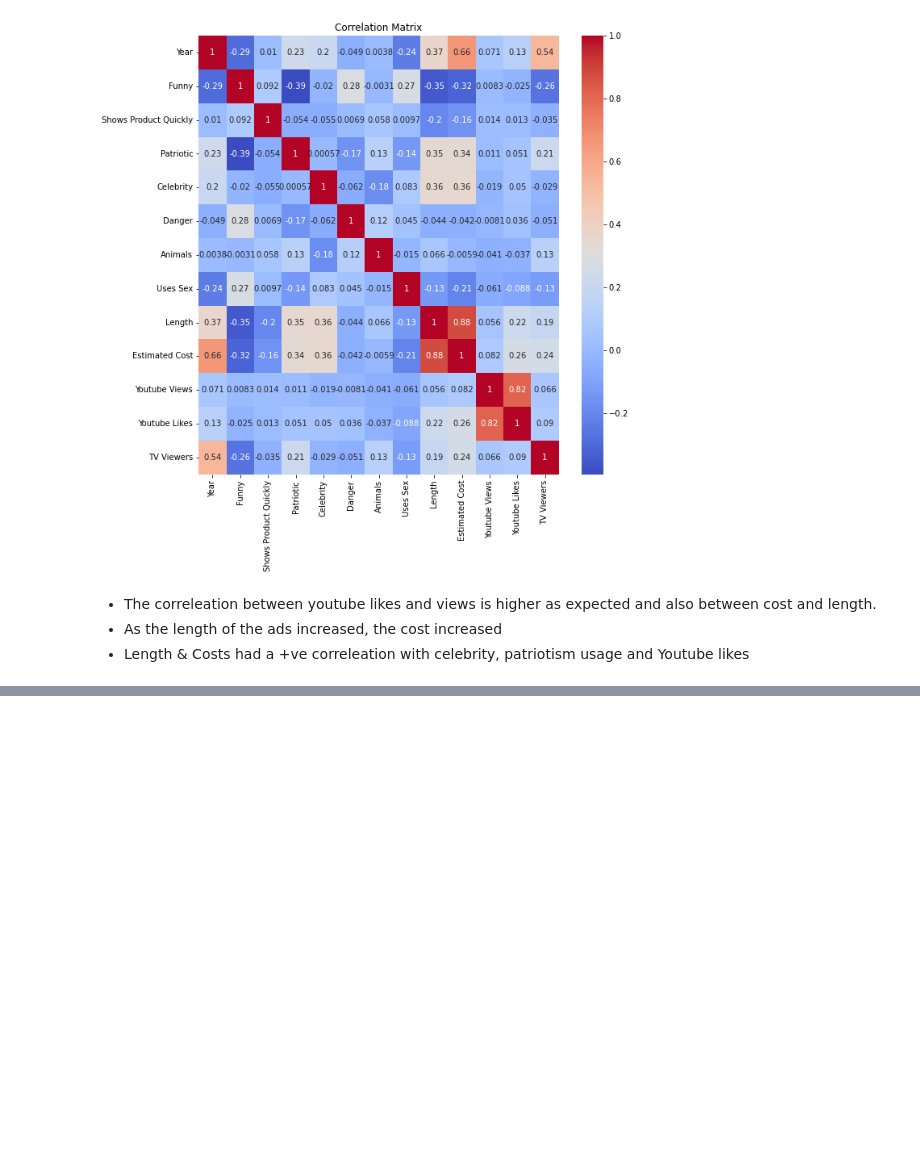
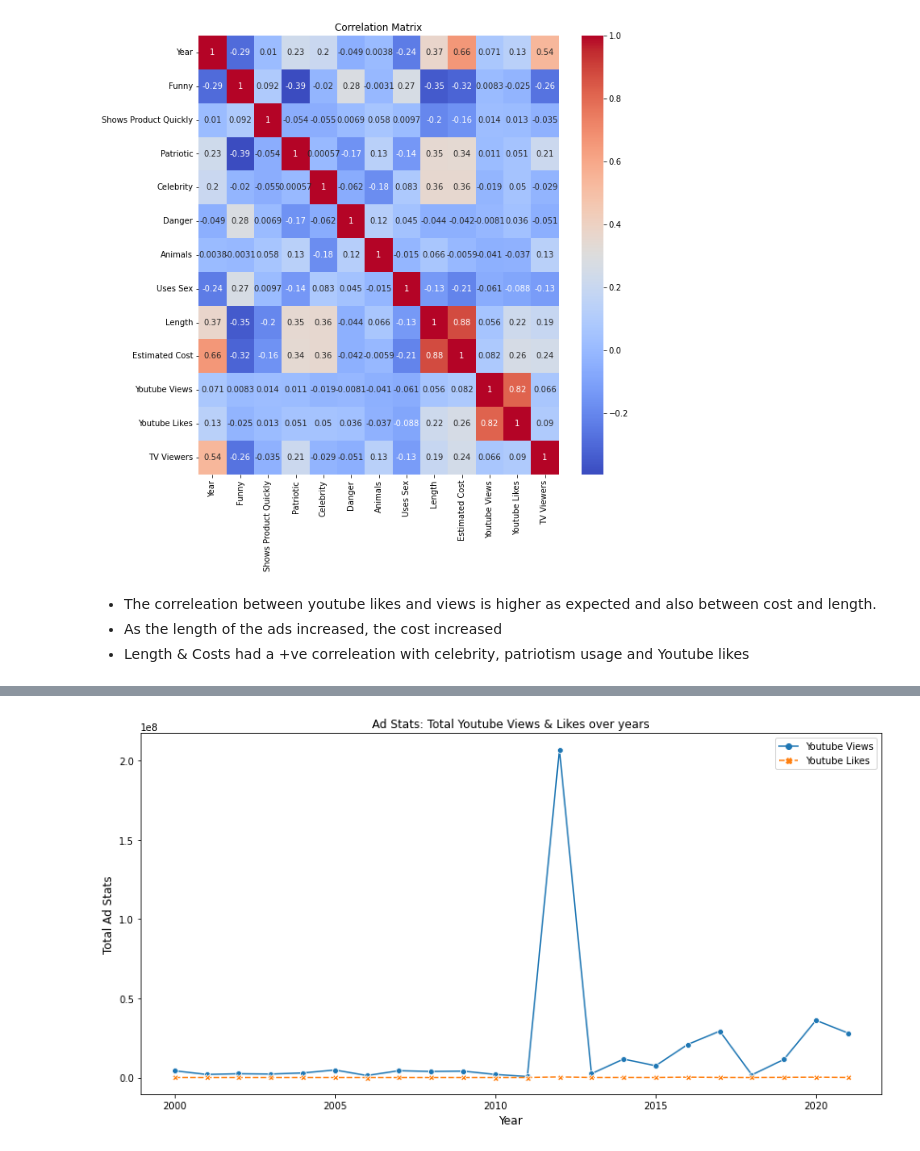
Before and after one commit to prabhuparthiban/Superbowl_Commercials_Challenge, a Jupyter notebook: superbowl.ipynb, the cells around one changed output, grey strips where cells are left out. Saved outputs shown, nothing was run; the diff lists cells and outputs as text; code cells hidden in the pictures; blank space fills up the shorter version.

```diff
--- a/superbowl.ipynb
+++ b/superbowl.ipynb
@@ -458,0 +484,13 @@ plt.show()
+# %%
+plt.figure(figsize=(14,7))
+data = round(df1.groupby(['Year'])[['Youtube Views','Youtube Likes']].sum(),2)
+data = data.sort_values(by='Year', ascending=True)
+sns.lineplot(data = data, markers= True)
+plt.xlabel("Year",fontsize=12)
+plt.ylabel("Total Ad Stats",fontsize=12)
+plt.xticks(fontsize=10)
+plt.yticks(fontsize=10)
+plt.title("Ad Stats: Total Youtube Views & Likes over years",fontsize=12)
+plt.show()
+# %% [output]
+[figure, added]
```
Also changed, not shown: parts of 17 cells of this notebook.
